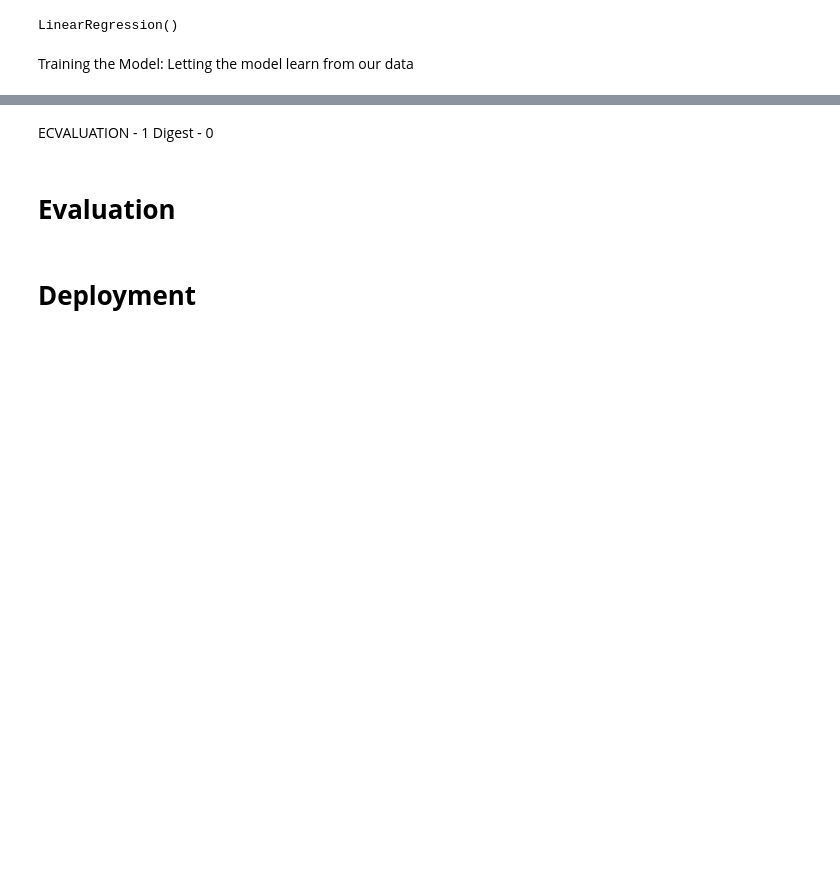
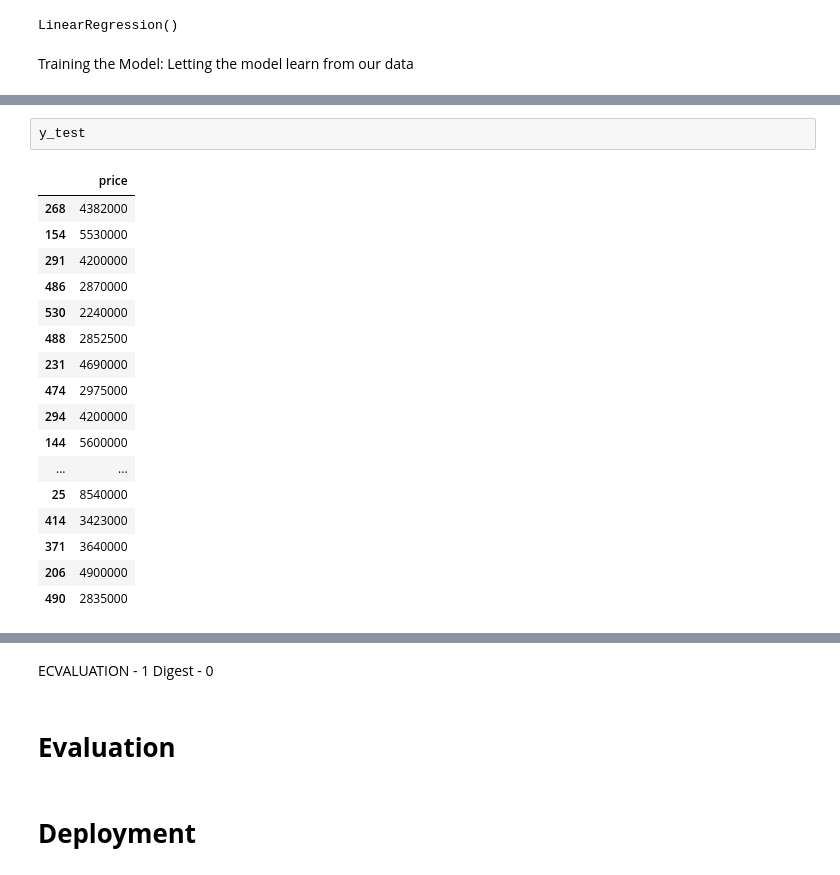
Before and after one commit to JosephRidge/ML-101-Series, a Jupyter notebook: LinearRegression/simple_linear.ipynb, the cells around one changed output, grey strips where cells are left out. Cells and saved outputs as stored; diff of their text form; blank space fills up the shorter version.

```diff
--- a/LinearRegression/simple_linear.ipynb
+++ b/LinearRegression/simple_linear.ipynb
@@ -154,3 +208,23 @@ y_predicted = regressor.predict(X_test)
+# %%
+y_test
+# %% [output]
+|  | price |
+| 268 | 4382000 |
+| 154 | 5530000 |
+| 291 | 4200000 |
+| 486 | 2870000 |
+| 530 | 2240000 |
+| 488 | 2852500 |
+| 231 | 4690000 |
+| 474 | 2975000 |
+| 294 | 4200000 |
+| 144 | 5600000 |
+| ... | ... |
+| 25 | 8540000 |
+| 414 | 3423000 |
+| 371 | 3640000 |
+| 206 | 4900000 |
+| 490 | 2835000 |
 # %%
 y_predicted
 # %% [output]
```
Also changed, not shown: parts of 15 cells of this notebook, 2 other files.
